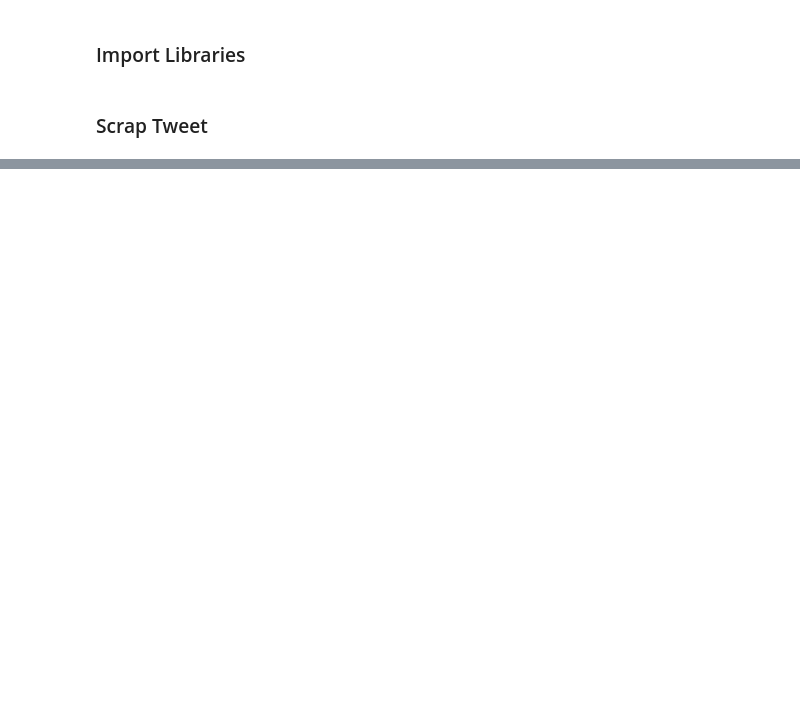
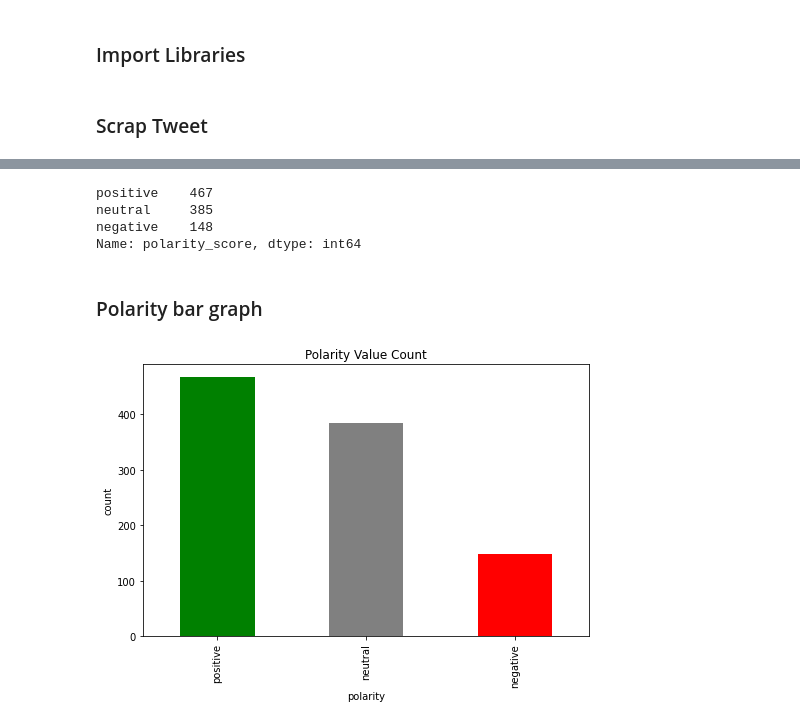
Before and after one commit to toludoyin/30-days-of-data-science, a Jupyter notebook: twitter.ipynb, the cells around one changed output, grey strips where cells are left out. Cells and saved outputs as stored; diff of their text form; code cells hidden in the pictures; blank space fills up the shorter version.

```diff
--- a/twitter.ipynb
+++ b/twitter.ipynb
@@ -64,0 +61,8 @@ data = data[['Tweet']]
+# %%
+# filter tweet column
+tweet_df = tweet_df[['cleaned_tweet']]
+
+# save cleaned tweet to csv
+tweet_df.to_csv('ds_tweet.csv')
+saved_tweet = pd.read_csv('ds_tweet.csv', index_col=0)
+saved_tweet.head()
@@ -64,0 +83,13 @@ data = data[['Tweet']]
+# %%
+# use a function to get the polarity and subjectivity
+def get_subjetivity(text):
+    return  TextBlob(text).sentiment.subjectivity
+
+# polarity
+def get_polarity(text):
+    return  TextBlob(text).sentiment.polarity
+
+saved_tweet['subjectivity'] = saved_tweet['cleaned_tweet'].apply(get_subjetivity)
+saved_tweet['polarity'] = saved_tweet['cleaned_tweet'].apply(get_polarity)
+
+saved_tweet.head()
@@ -64,0 +103,31 @@ data = data[['Tweet']]
+# %%
+# segment polarity into pos itive, neutral and negative
+def get_polarity_score(score):
+    if score < 0:
+        return 'negative'
+    elif score == 0:
+         return 'neutral'
+    else:
+        return 'positive'
+
+saved_tweet['polarity_score'] =  saved_tweet['polarity'].apply(get_polarity_score)
+# %%
+saved_tweet['polarity_score'].value_counts()
+# %% [output]
+positive    467
+neutral     385
+negative    148
+Name: polarity_score, dtype: int64
+# %% [markdown]
+### Polarity bar graph
+# %%
+fig = plt.figure(figsize=(8,5))
+color = ['green', 'grey', 'red']
+saved_tweet['polarity_score'].value_counts().plot(kind='bar', color=color, align='center')
+plt.title('Polarity Value Count')
+plt.xlabel('polarity')
+plt.ylabel('count')
+plt.grid(False)
+plt.show()
+# %% [output]
+[figure, added]
```
Also changed, not shown: parts of 12 cells of this notebook.
